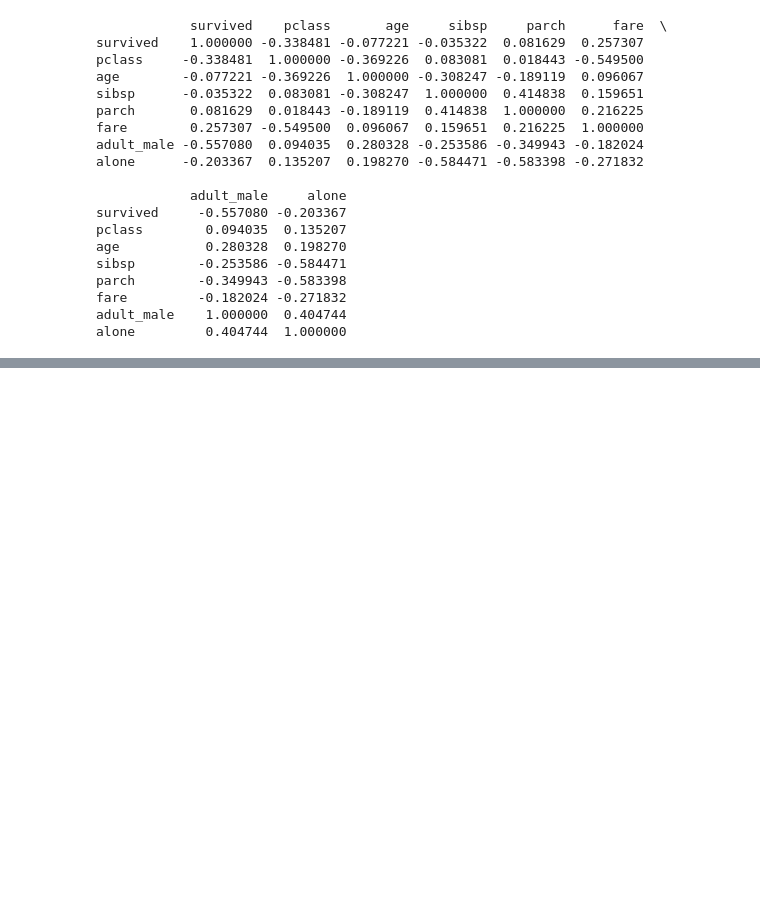
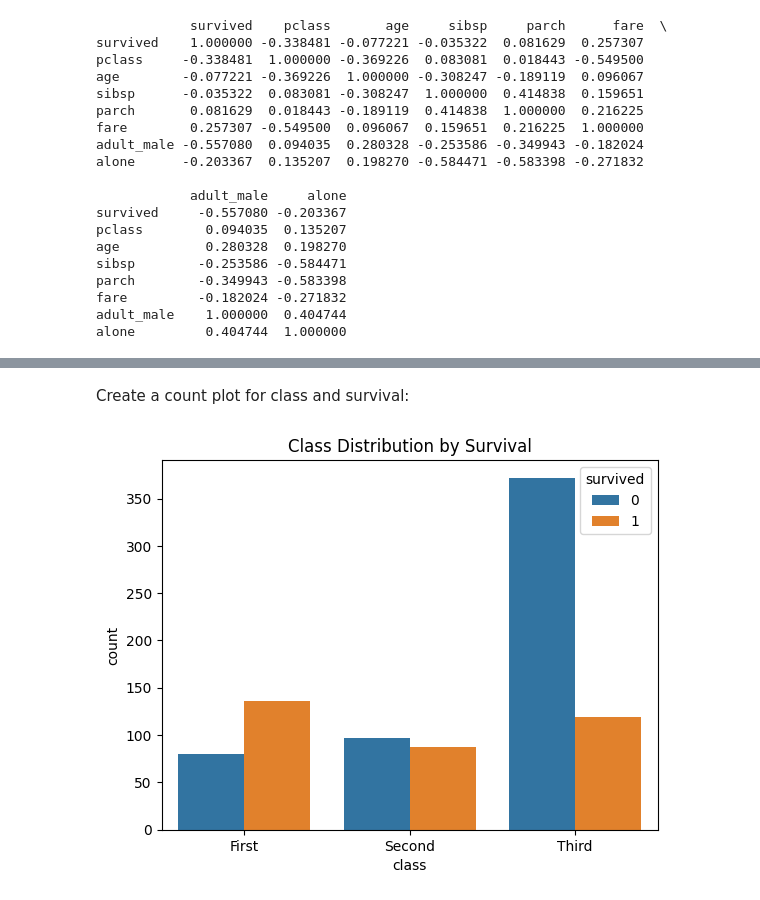
Before and after one commit to james-0177/applied_ml_pinkston, a Jupyter notebook: notebooks/project02/ml02_pinkston.ipynb, the cells around one changed output, grey strips where cells are left out. Cells and saved outputs as stored; diff of their text form; code cells hidden in the pictures; blank space fills up the shorter version.

```diff
--- a/notebooks/project02/ml02_pinkston.ipynb
+++ b/notebooks/project02/ml02_pinkston.ipynb
@@ -165,0 +204,8 @@ alone         0.404744  1.000000
+# %% [markdown]
+Create a count plot for class and survival:
+# %%
+sns.countplot(x='class', hue='survived', data=titanic)
+plt.title('Class Distribution by Survival')
+plt.show()
+# %% [output]
+[figure, added]
```
Also changed, not shown: parts of 31 cells of this notebook, 3 other files.
